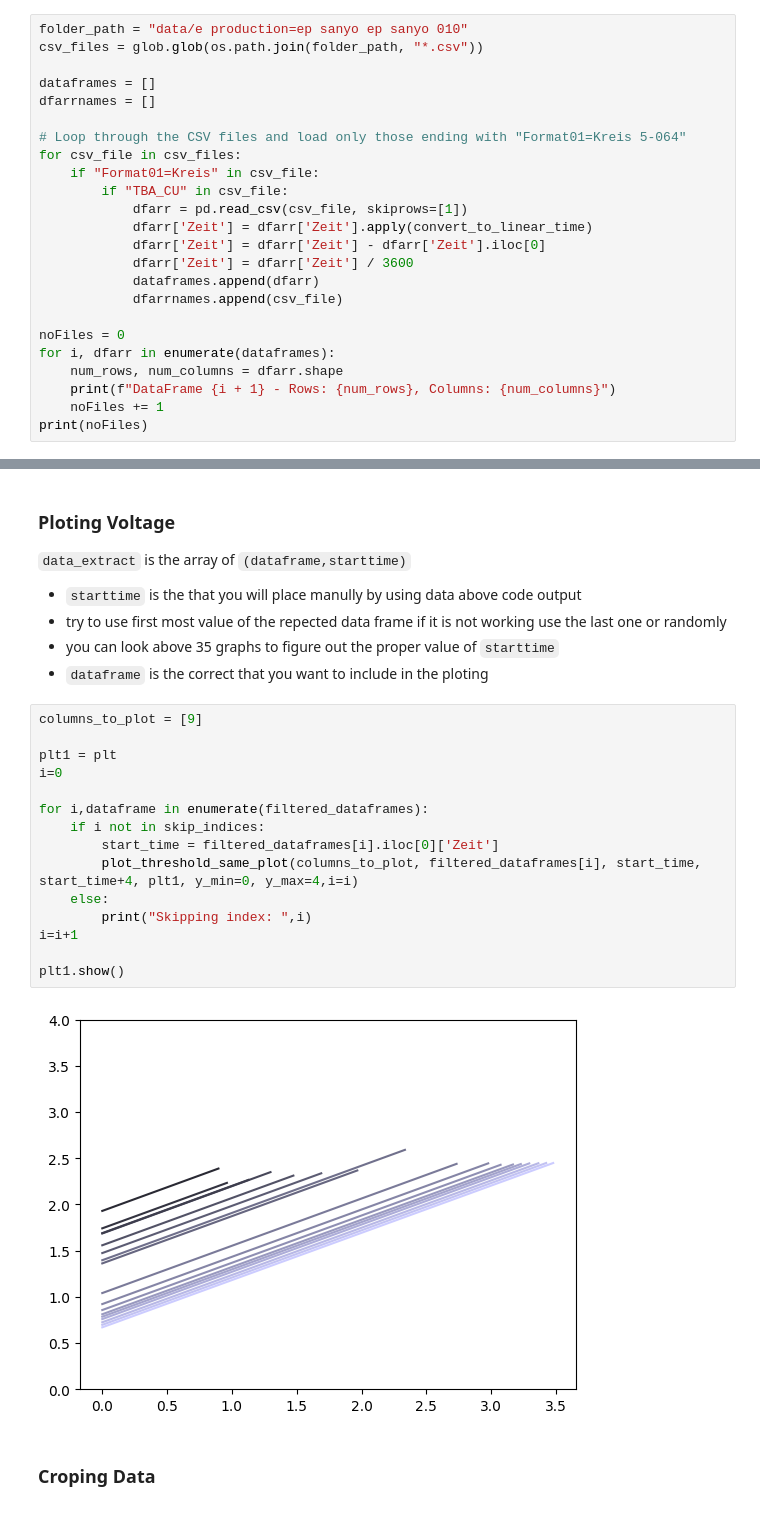
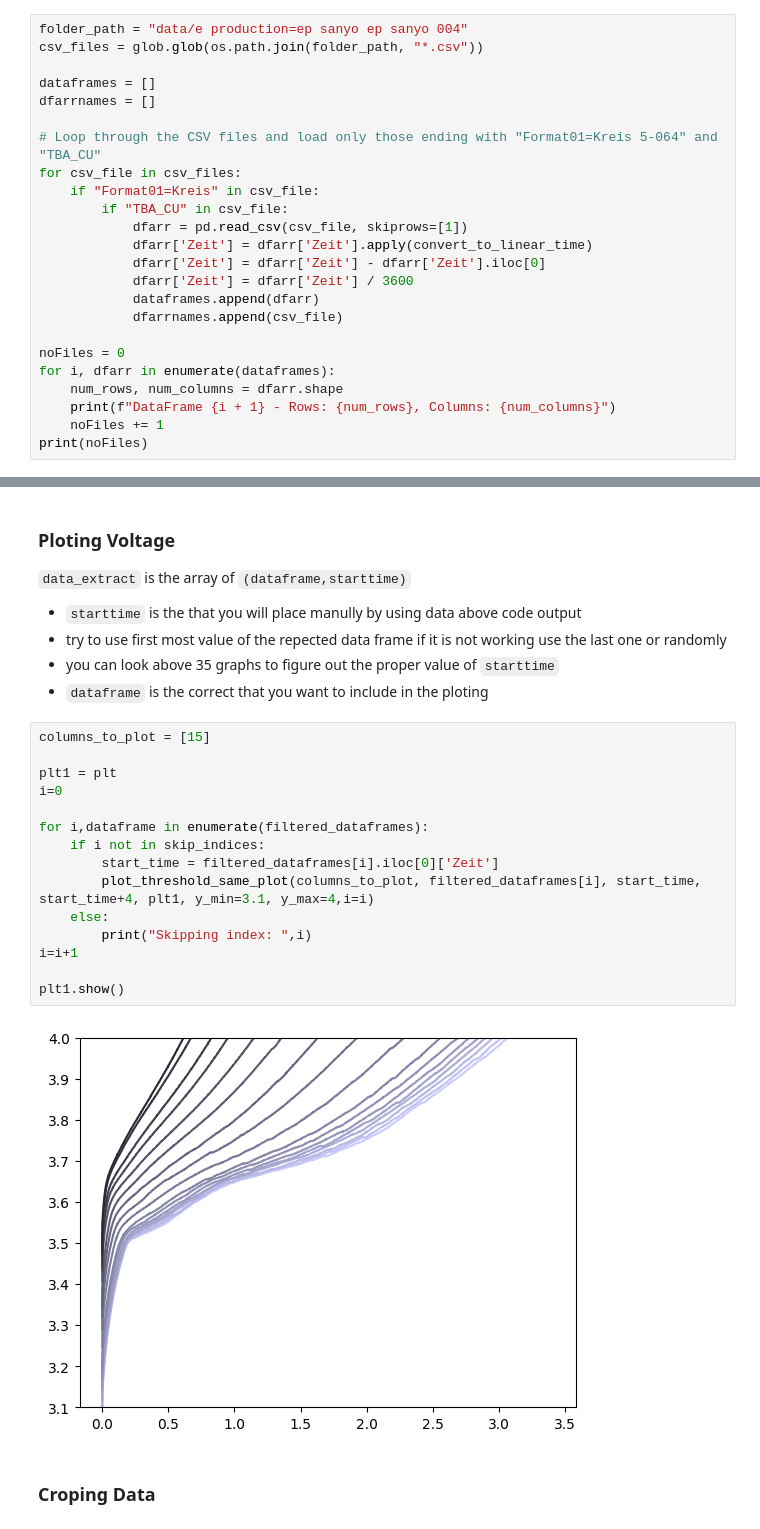
Before and after one commit to umerghafoor/battery-degradation-trajectory-prediction, a Jupyter notebook: data_preperation_for_neuralnetwoks.ipynb, the cells around one changed output, grey strips where cells are left out. Drawn from its saved outputs; the diff is of its cells as text.

Commit message:
data extraction in parts

```diff
--- a/data_preperation_for_neuralnetwoks.ipynb
+++ b/data_preperation_for_neuralnetwoks.ipynb
@@ -8,13 +8,13 @@ from functions import *
 # 1 Folder Data loading
 The code is loading multiple CSV files from a specified folder path and converting them into pandas DataFrames.
 # %%
-folder_path = "data/e production=ep sanyo ep sanyo 010"
+folder_path = "data/e production=ep sanyo ep sanyo 004"
 csv_files = glob.glob(os.path.join(folder_path, "*.csv"))
 
 dataframes = []
 dfarrnames = []
 
-# Loop through the CSV files and load only those ending with "Format01=Kreis 5-064"
+# Loop through the CSV files and load only those ending with "Format01=Kreis 5-064" and "TBA_CU"
 for csv_file in csv_files:
     if "Format01=Kreis" in csv_file:
         if "TBA_CU" in csv_file:
@@ -213,22 +209,22 @@ plt.show()
 - you can look above 35 graphs to figure out the proper value of  `starttime`
 - `dataframe` is the correct that you want to include in the ploting
 # %%
-columns_to_plot = [9]
+columns_to_plot = [15]
 
 plt1 = plt
 i=0
 
 for i,dataframe in enumerate(filtered_dataframes):
     if i not in skip_indices:
         start_time = filtered_dataframes[i].iloc[0]['Zeit']
-        plot_threshold_same_plot(columns_to_plot, filtered_dataframes[i], start_time, start_time+4, plt1, y_min=0, y_max=4,i=i)
+        plot_threshold_same_plot(columns_to_plot, filtered_dataframes[i], start_time, start_time+4, plt1, y_min=3.1, y_max=4,i=i)
     else:
         print("Skipping index: ",i)
 i=i+1
 
 plt1.show()
 # %% [output]
-[figure, old version]
+[figure, new version]
 # %% [markdown]
 ### Croping Data
 # %%
```
Also changed, not shown: parts of 8 cells of this notebook, 1 other file.
